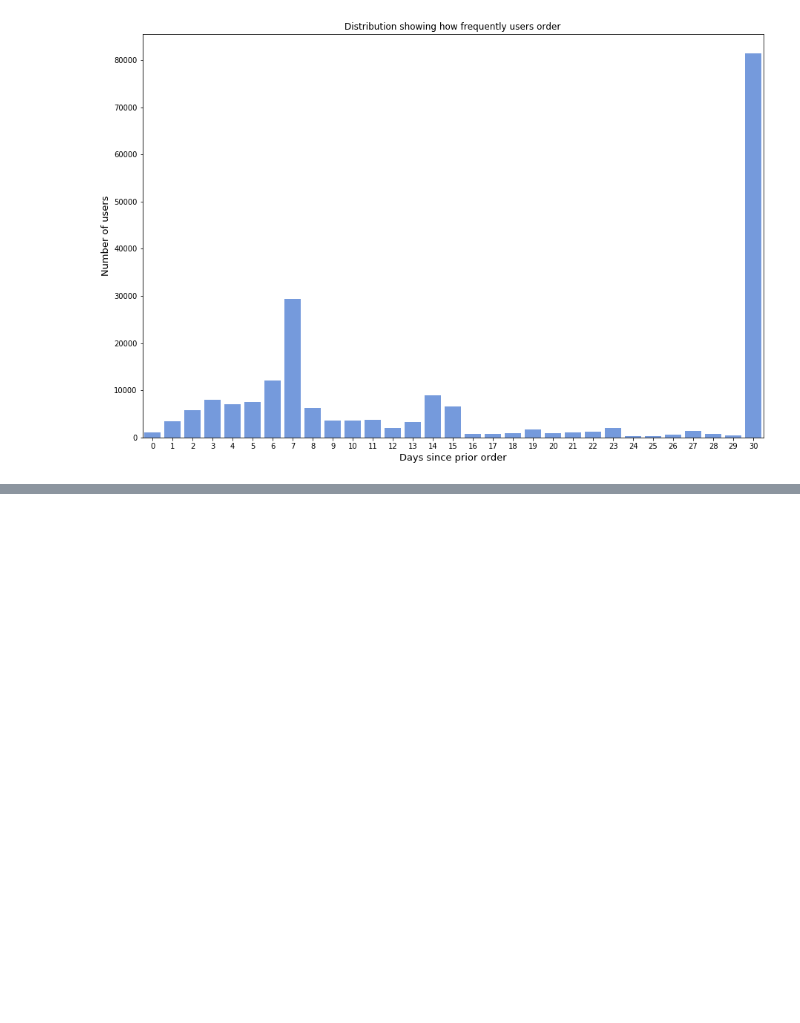
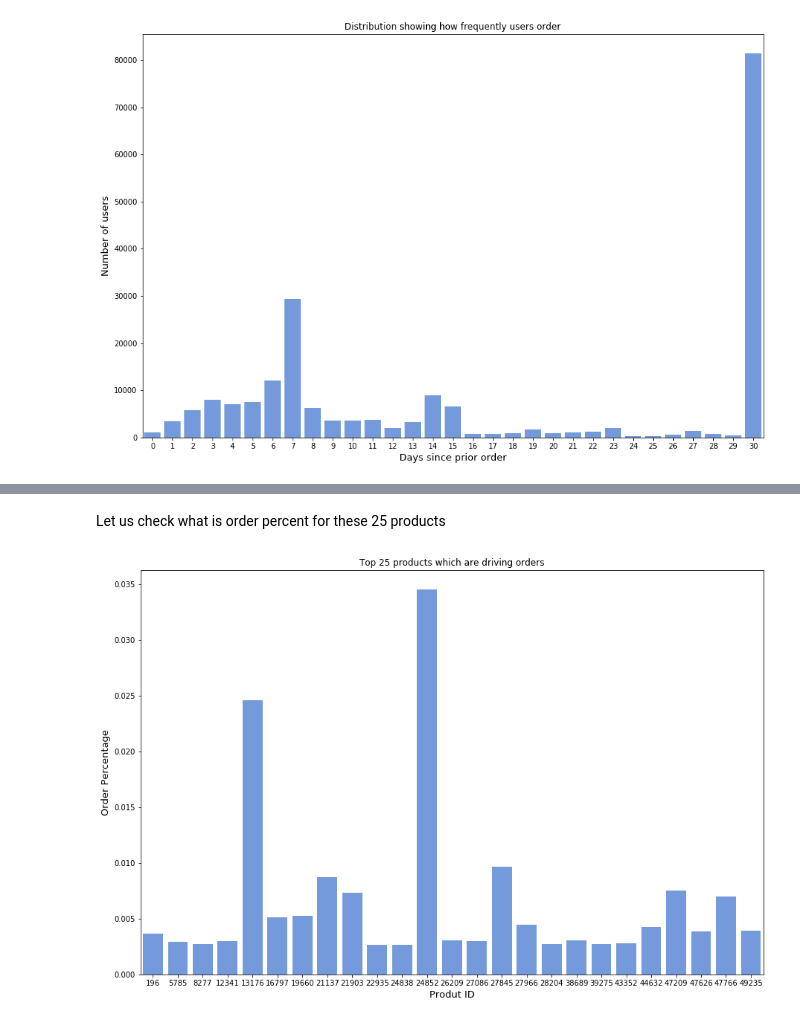
Before and after one commit to yashwanthky/Instacart_Market_Basket_Analysis, a Jupyter notebook: Data_Loading_Exploration.ipynb, the cells around one changed output, grey strips where cells are left out. Saved outputs shown, nothing was run; the diff lists cells and outputs as text; code cells hidden in the pictures; blank space fills up the shorter version.

```diff
--- a/Data_Loading_Exploration.ipynb
+++ b/Data_Loading_Exploration.ipynb
@@ -295,0 +323,10 @@ plt.title('Distribution showing how frequently users order');
+# %% [markdown]
+Let us check what is order percent for these 25 products
+# %%
+plt.figure(figsize=(15,10))
+sns.barplot(x='product_id', y='orderspercent',data=productorderpreference.iloc[:25, :], color='cornflowerblue')
+plt.ylabel('Order Percentage', fontsize=13)
+plt.xlabel('Produt ID', fontsize=13)
+plt.title('Top 25 products which are driving orders');
+# %% [output]
+[figure, added]
```
Also changed, not shown: parts of 8 cells of this notebook.
